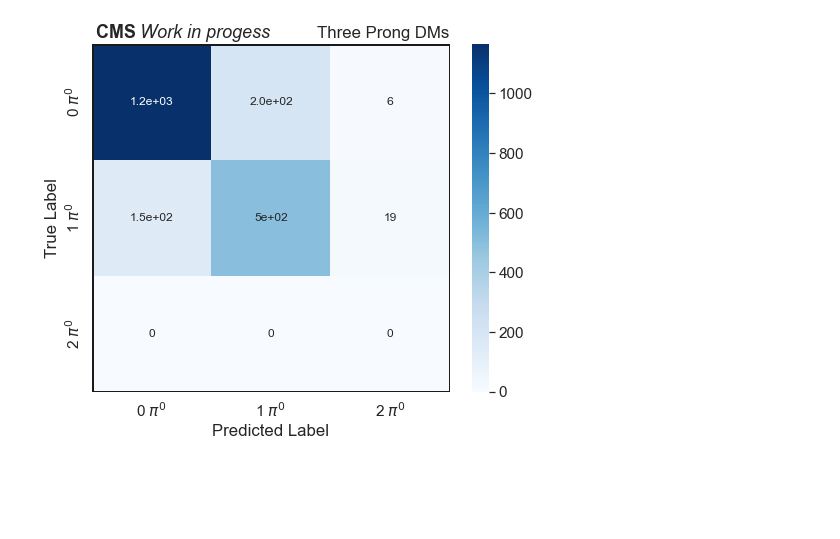
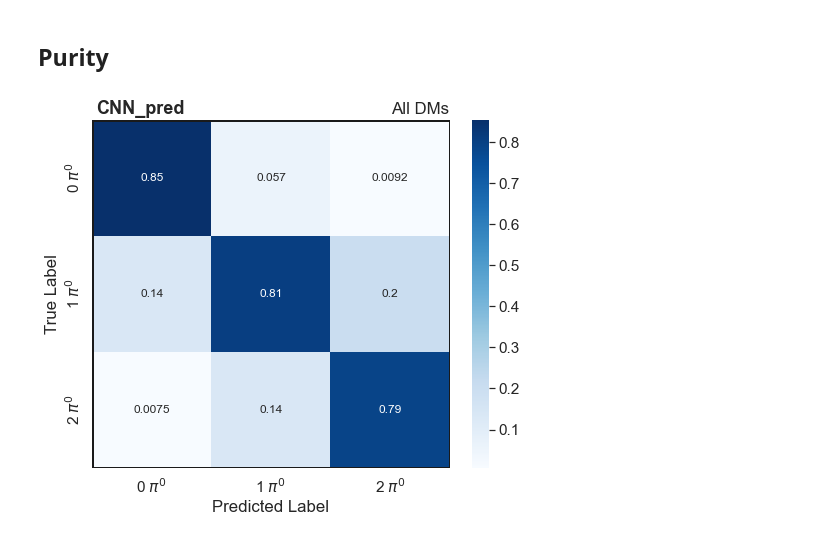
Before and after one commit to lucasrussell01/DeepPi, a Jupyter notebook: Evaluation/notebooks/plot_confusion_matrix.ipynb, the cells around one changed output. Cells and saved outputs as stored; diff of their text form; code cells hidden in the pictures; blank space fills up the shorter version.

```diff
--- a/Evaluation/notebooks/plot_confusion_matrix.ipynb
+++ b/Evaluation/notebooks/plot_confusion_matrix.ipynb
@@ -72,4 +34,6 @@ HPS_only_plotter.plot_raw_cm_oneP()
-# %%
-HPS_only_plotter.plot_raw_cm_threeP()
-# %% [output]
-[figure, removed]
+# %% [markdown]
+## Purity
+# %%
+plotter.plot_cm(pred=which, type="purity")
+# %% [output]
+[figure, added]
```
Also changed, not shown: parts of 14 cells of this notebook, 7 other files.
